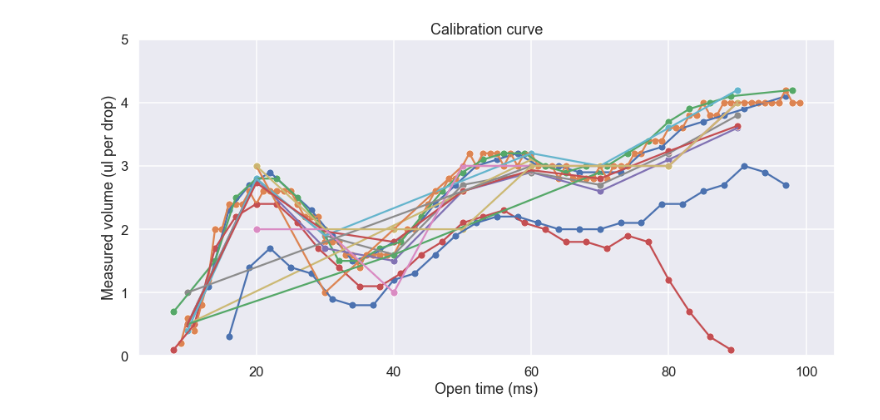
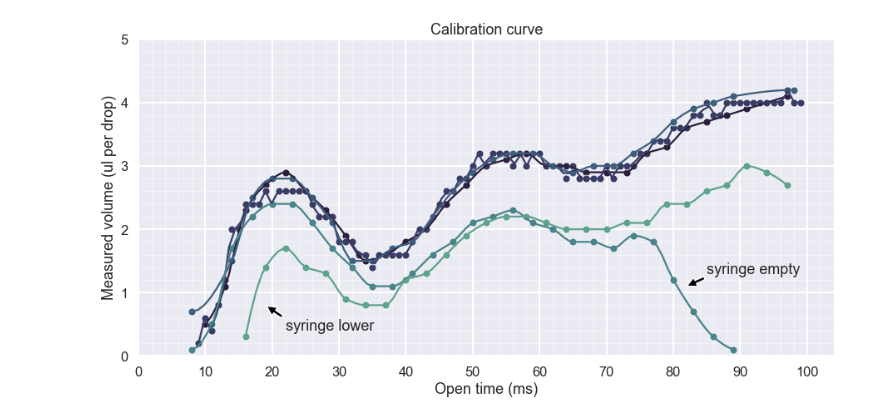
Before and after one commit to int-brain-lab/analysis, a Jupyter notebook: plotting/pyBpod_water_calibration.ipynb, the cells around one changed output. Saved outputs shown, nothing was run; the diff lists cells and outputs as text; code cells hidden in the pictures.

Commit message:
notebook for water calibration function

```diff
--- a/plotting/pyBpod_water_calibration.ipynb
+++ b/plotting/pyBpod_water_calibration.ipynb
@@ -11,31 +11,42 @@ sns.set_context(context="talk")
 # %%
 ## READ IN CALIBRATION CURVE FILES FROM CSHL
 calibration_path = os.path.join('/Users/urai/Data', 'calibrations_water')
 csvfiles = glob.glob(os.path.join(calibration_path, '*_calibration_function.csv'))
 
 # OUTPUT OVERVIEW FIGURE
 sns.set()
 sns.set_context(context="talk")
+sns.set_palette(sns.cubehelix_palette(8, start=.5, rot=-.75, reverse=True))
 f, ax = plt.subplots(1,1, figsize=(15, 7))
 
 for i, filename in enumerate(csvfiles):
-
+    # print(filename)
     # READ IN
     df1 = pd.read_csv(os.path.join(calibration_path, filename), index_col=None)
     df1 = df1[df1.weight_perdrop < 10]
     df1 = df1[df1.weight_perdrop > 0]
+    df1 = df1.dropna()
 
     # FIT EXTRAPOLATION FUNCTION
-    #time2vol = sp.interpolate.pchip(df1["open_time"], df1["weight_perdrop"]) # for later
-    #xp 	= np.linspace(df1["open_time"].min(), df1["open_time"].max(), 100)
-    #ax.plot(xp, time2vol(xp), '-')
+    if df1.shape[0] > 10:
+        time2vol = sp.interpolate.pchip(df1["open_time"], df1["weight_perdrop"]) # for later
+        xp = np.linspace(df1["open_time"].min(), df1["open_time"].max(), 100)
 
-    # CALIBRATION CURVE
-    sns.lineplot(x="open_time", y="weight_perdrop", data=df1, ax=ax)
-    sns.scatterplot(x="open_time", y="weight_perdrop", data=df1, ax=ax)
+        # CALIBRATION CURVE
+        sns.lineplot(xp, time2vol(xp), ax=ax)
+        sns.scatterplot(x="open_time", y="weight_perdrop", data=df1, ax=ax)
 
-ax.set(xlabel="Open time (ms)", ylabel="Measured volume (ul per drop)", title="Calibration curve", ylim=[0, 5])
+ax.annotate('syringe empty', xy=(82, 1.1), xytext=(85, 1.3),
+    arrowprops=dict(facecolor='black'))
+ax.annotate('syringe lower', xy=(19, 0.8), xytext=(22, 0.4), arrowprops=dict(facecolor='black', shrink=0.05))
+ax.set(xlabel="Open time (ms)", ylabel="Measured volume (ul per drop)", title="Calibration curve",
+       ylim=[0, 5], xticks=np.linspace(0, 100, 11))
+
+ax.get_yaxis().set_minor_locator(mpl.ticker.AutoMinorLocator())
+ax.get_xaxis().set_minor_locator(mpl.ticker.AutoMinorLocator())
+ax.grid(b=True, which='major', color='w', linewidth=2.0)
+ax.grid(b=True, which='minor', color='w', linewidth=0.5)
 plt.draw()
-f.savefig(os.path.join(calibration_path, 'summary_curve.pdf'))
+f.savefig(os.path.join(calibration_path, 'calibration_curve_pythonrig_cshl.pdf'))
 # %% [output]
-[figure, old version]
+[figure, new version]
```
Also changed, not shown: parts of 1 cell of this notebook.
